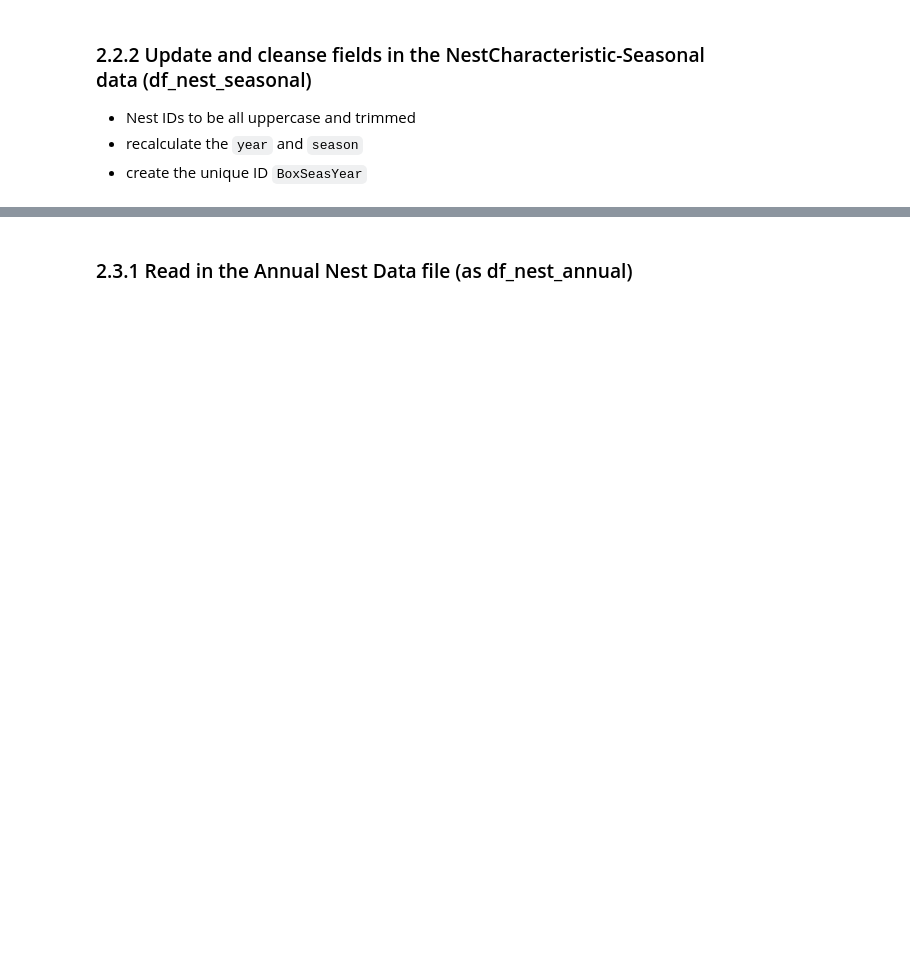
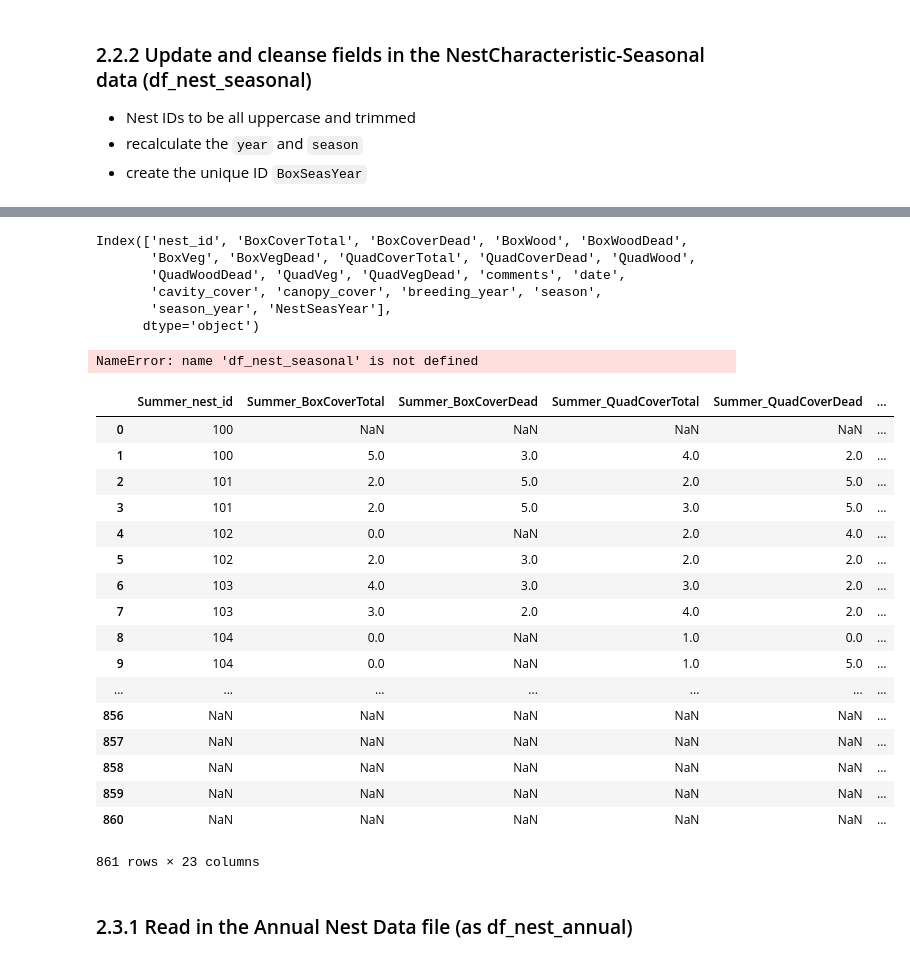
Before and after one commit to samdavey/penguins, a Jupyter notebook: A_load_and_combine_data.ipynb, the cells around one changed output, grey strips where cells are left out. Cells and saved outputs as stored; diff of their text form; code cells hidden in the pictures; blank space fills up the shorter version.

Commit message:
Aggregate nearly complete
Pending sensor stats aggregates by breeding phase

```diff
--- a/A_load_and_combine_data.ipynb
+++ b/A_load_and_combine_data.ipynb
@@ -233,6 +322,9 @@ df_nest_seasonal['breeding_year'] = df_nest_seasonal['date'].apply(lambda x: bre
 # recalculate season (because was manually created). See helper_functions.py
 df_nest_seasonal['season'] = df_nest_seasonal['date'].apply(lambda x: season(x))
 
+# calculate season_year (keeps Summer months together, not the same as calendar_year).
+df_nest_seasonal['season_year'] = df_nest_seasonal['date'].apply(lambda x: season_year(x))
+
 # calc the unique ID
 df_nest_seasonal['NestSeasYear'] = df_nest_seasonal['nest_id'] + df_nest_seasonal['season'] + df_nest_seasonal['breeding_year'].apply(lambda x: str(x))
 
@@ -246,3 +342,67 @@ Mon Apr 10 20:50:34 2017 - Written ./output/A_load_and_combine_data/df_nest_seas
+# %%
+df_nest_seasonal.columns
+# %% [output]
+Index(['nest_id', 'BoxCoverTotal', 'BoxCoverDead', 'BoxWood', 'BoxWoodDead',
+       'BoxVeg', 'BoxVegDead', 'QuadCoverTotal', 'QuadCoverDead', 'QuadWood',
+       'QuadWoodDead', 'QuadVeg', 'QuadVegDead', 'comments', 'date',
+       'cavity_cover', 'canopy_cover', 'breeding_year', 'season',
+       'season_year', 'NestSeasYear'],
+      dtype='object')
+# %%
+# make an annual version of df_nest_seasonal by transposing all seasonal observations
+# There are a bunch of columns that were not consistently recorded. Drop them.
+temp = df_nest_seasonal[['nest_id', 'BoxCoverTotal', 'BoxCoverDead', 'QuadCoverTotal',
+                         'QuadCoverDead', 'date', 'cavity_cover', 'canopy_cover',
+                         'breeding_year', 'season','season_year']]
+# Get a chunk for each season
+df_seasonal_summer = temp[temp['season']=='Summer']
+df_seasonal_summer.columns = ['Summer_' + str(col) for col in df_seasonal_summer.columns]
+df_seasonal_autumn = temp[temp['season']=='Autumn']
+df_seasonal_autumn.columns = ['Autumn_' + str(col) for col in df_seasonal_autumn.columns]
+df_seasonal_winter = temp[temp['season']=='Winter']
+df_seasonal_winter.columns = ['Winter_' + str(col) for col in df_seasonal_winter.columns]
+df_seasonal_spring = temp[temp['season']=='Spring']
+df_seasonal_spring.columns = ['Spring_' + str(col) for col in df_seasonal_spring.columns]
+del temp
+# Join the seasons together
+df_nest_seasonal_annualised = pd.merge(left=df_seasonal_summer,
+                                      right=df_seasonal_autumn,
+                                      how='outer',
+                                      left_on=['Summer_nest_id', 'Summer_season_year', 'Summer_season'],
+                                      right_on=['Autumn_nest_id', 'Autumn_season_year', 'Autumn_season']
+                                      )
+df_nest_seasonal_annualised['nest_id'] = df_nest_seasonal_annualised['Autumn_nest_id'].where(
+    pd.isnull(df_nest_seasonal_annualised['Summer_nest_id']),
+    df_nest_seasonal_annualised['Summer_nest_id'])
+# df_nest_seasonal_annualised = pd.merge(left=df_nest_seasonal_annualised,
+#                                       right=df_seasonal_autumn,
+#                                       how='outer',
+#                                       left_on=['Summer_nest_id', 'Summer_season_year', 'Summer_season'],
+#                                       right_on=['Autumn_nest_id', 'Autumn_season_year', 'Autumn_season']
+#                                       )
+# %% [output]
+NameError: name 'df_nest_seasonal' is not defined
+# %%
+df_nest_seasonal_annualised
+# %% [output]
+|  | Summer_nest_id | Summer_BoxCoverTotal | Summer_BoxCoverDead | Summer_QuadCoverTotal | Summer_QuadCoverDead | ... |
+| 0 | 100 | NaN | NaN | NaN | NaN | ... |
+| 1 | 100 | 5.0 | 3.0 | 4.0 | 2.0 | ... |
+| 2 | 101 | 2.0 | 5.0 | 2.0 | 5.0 | ... |
+| 3 | 101 | 2.0 | 5.0 | 3.0 | 5.0 | ... |
+| 4 | 102 | 0.0 | NaN | 2.0 | 4.0 | ... |
+| 5 | 102 | 2.0 | 3.0 | 2.0 | 2.0 | ... |
+| 6 | 103 | 4.0 | 3.0 | 3.0 | 2.0 | ... |
+| 7 | 103 | 3.0 | 2.0 | 4.0 | 2.0 | ... |
+| 8 | 104 | 0.0 | NaN | 1.0 | 0.0 | ... |
+| 9 | 104 | 0.0 | NaN | 1.0 | 5.0 | ... |
+| ... | ... | ... | ... | ... | ... | ... |
+| 856 | NaN | NaN | NaN | NaN | NaN | ... |
+| 857 | NaN | NaN | NaN | NaN | NaN | ... |
+| 858 | NaN | NaN | NaN | NaN | NaN | ... |
+| 859 | NaN | NaN | NaN | NaN | NaN | ... |
+| 860 | NaN | NaN | NaN | NaN | NaN | ... |
+861 rows × 23 columns
 # %% [markdown]
 ### 2.3.1 Read in the Annual Nest Data file (as df_nest_annual)
 # %%
```
Also changed, not shown: parts of 31 cells of this notebook, 3 other files.
